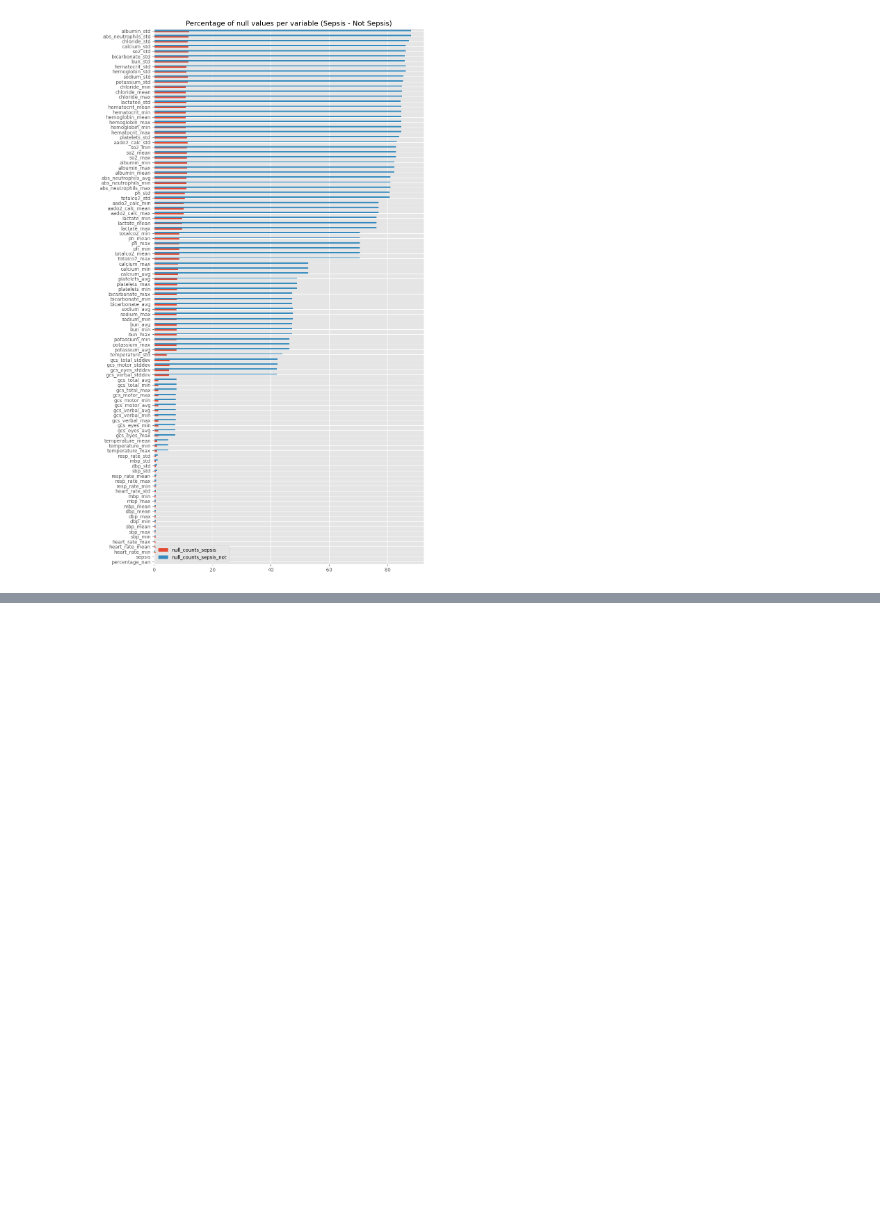
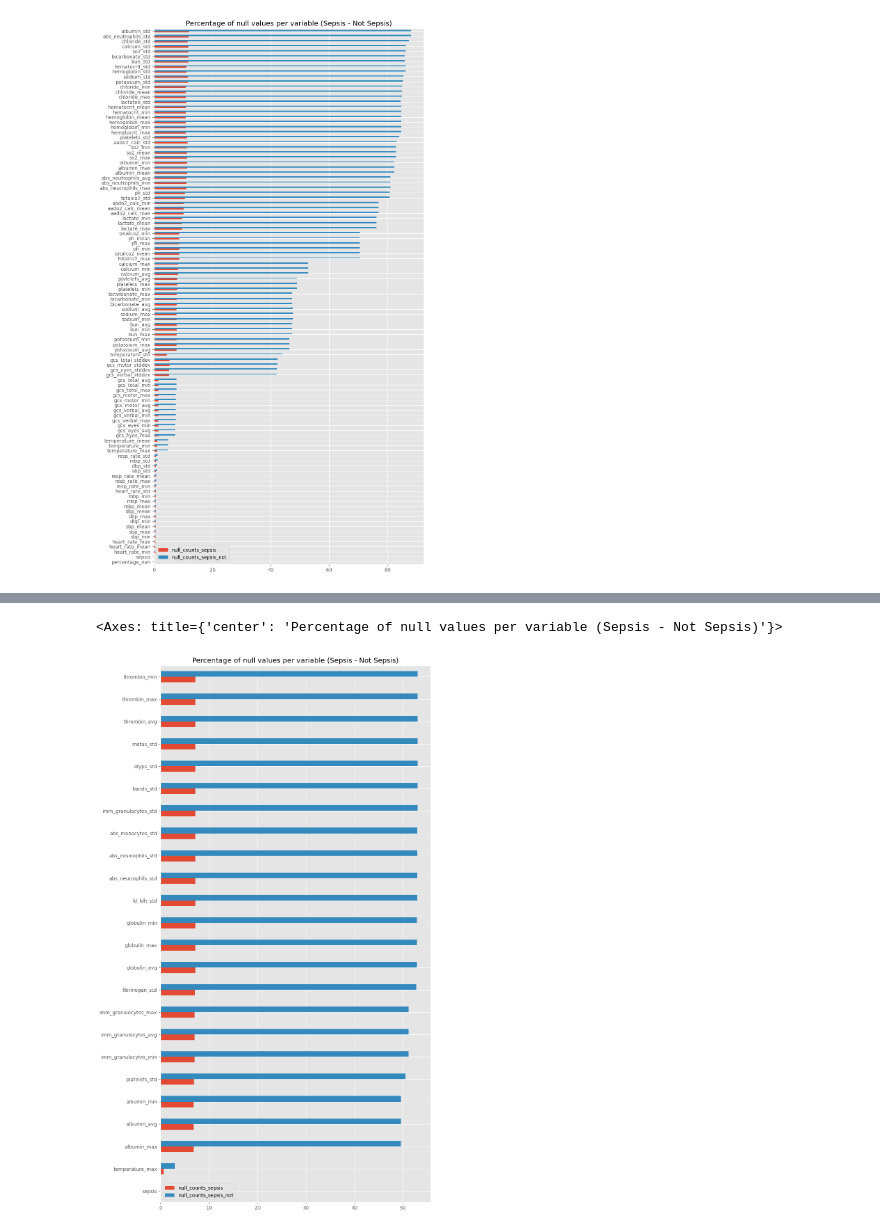
Before and after one commit to cdboer/kp-medizinische-informatik-ss23, a Jupyter notebook: eda/eda.ipynb, the cells around one changed output, grey strips where cells are left out. Drawn from its saved outputs; the diff is of its cells as text; code cells hidden in the pictures; blank space fills up the shorter version.

```diff
--- a/eda/eda.ipynb
+++ b/eda/eda.ipynb
@@ -1109,0 +1112,11 @@ null_counts_sepsis.sort_values(by="sum", ascending=True).drop("sum", axis=1).plo
+# %%
+# Calculate sepsis correlation for all features
+WINDOW_SIZE_H = 8
+WINDOW_STOP_SIZE_H = 2
+variables = sql_to_df("./sql/variables.sql", {"window_size_h": WINDOW_SIZE_H, "window_stop_size_h": WINDOW_STOP_SIZE_H})
+
+# Drop subject_id and stay_id
+variables.drop(["stay_id"], axis=1, inplace=True)
+
+# Remove duplicate columns
+variables = variables.loc[:, ~variables.columns.duplicated()]
@@ -1109,0 +1170,23 @@ null_counts_sepsis.sort_values(by="sum", ascending=True).drop("sum", axis=1).plo
+# %%
+df = variables[highly_correlated_features.index]
+
+# Count number of null values per column, i.e. per variable
+null_counts_sepsis = df[df["sepsis"] == 1].isnull().sum(axis=0).to_frame(name="null_counts")
+null_counts_sepsis_not = df[df["sepsis"] == 0].isnull().sum(axis=0).to_frame(name="null_counts")
+
+# Divide by number of rows to get percentage of null values per column, i.e. per variable
+# (We use the number of overall rows to obtain the percentage of null values per column, not the number of rows where sepsis == 1 or sepsis == 0)
+null_counts_sepsis = (null_counts_sepsis / df.shape[0]) * 100
+null_counts_sepsis_not = (null_counts_sepsis_not / df.shape[0]) * 100
+
+# Join null_counts_sepsis and null_counts_sepsis_not to plot them in one plot
+null_counts_sepsis = null_counts_sepsis.join(null_counts_sepsis_not, lsuffix="_sepsis", rsuffix="_sepsis_not")
+
+# Calculate the sum of null_counts_sepsis and null_counts_sepsis_not
+null_counts_sepsis["sum"] = null_counts_sepsis["null_counts_sepsis"] + null_counts_sepsis["null_counts_sepsis_not"]
+
+# Do not display sum in bar chart, but sort by sum
+null_counts_sepsis.sort_values(by="sum", ascending=True).drop("sum", axis=1).plot.barh(figsize=(10, 20), title="Percentage of null values per variable (Sepsis - Not Sepsis)")
+# %% [output]
+<Axes: title={'center': 'Percentage of null values per variable (Sepsis - Not Sepsis)'}>
+[figure, added]
```
Also changed, not shown: parts of 2 cells of this notebook.
